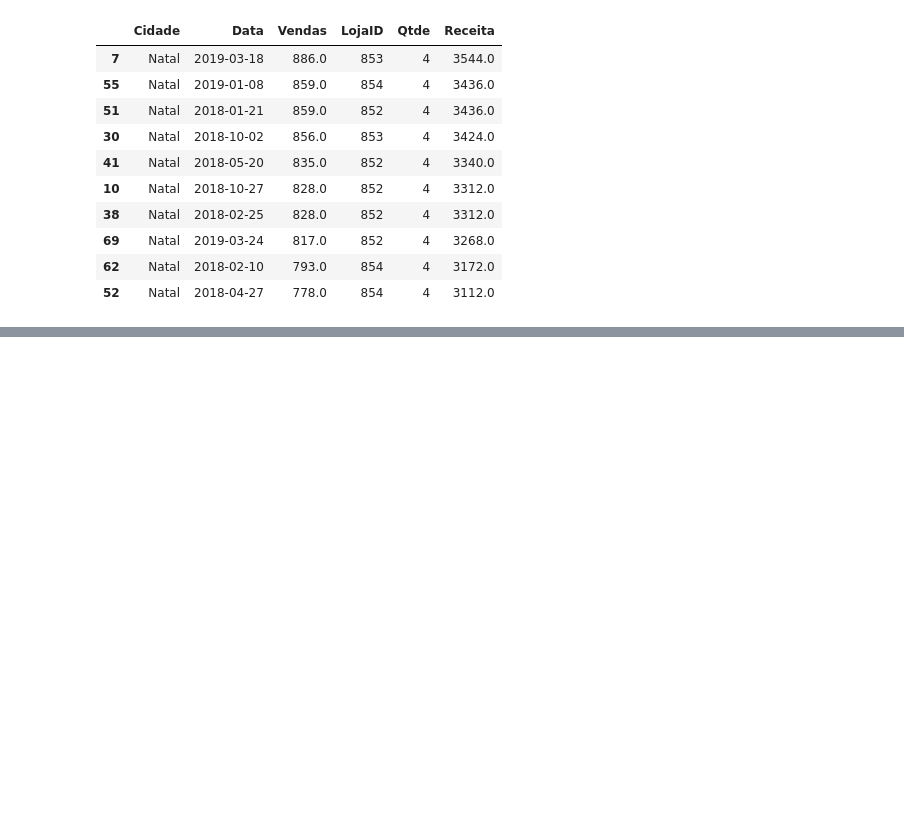
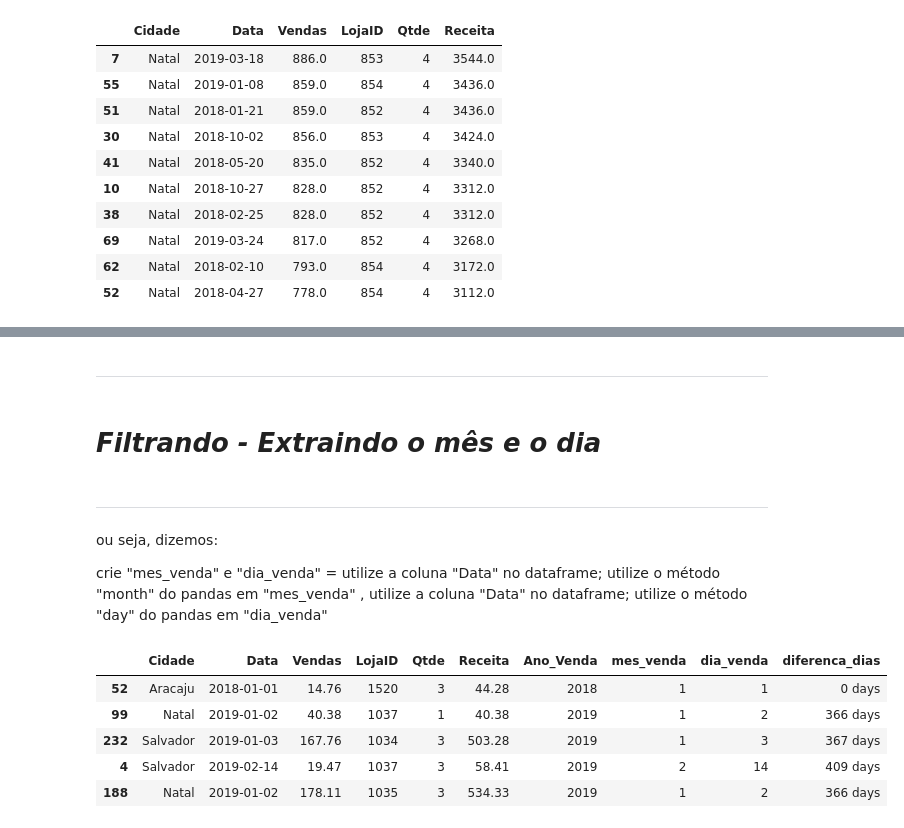
Before and after one commit to Felipe-Magalhaes-A-Carneiro/analise_de_dados-python_pandas, a Jupyter notebook: Notebooks/02-planilhas-excel.ipynb, the cells around one changed output, grey strips where cells are left out. Drawn from its saved outputs; the diff is of its cells as text; code cells hidden in the pictures; blank space fills up the shorter version.

```diff
--- a/Notebooks/02-planilhas-excel.ipynb
+++ b/Notebooks/02-planilhas-excel.ipynb
@@ -398,0 +422,6 @@ df.sort_values("Receita", ascending= False).head(10)
+# %% [markdown]
+--------------------------------------------------------------------------------------------------
+# %% [markdown]
+# ***Filtrando - Extraindo o mês e o dia***
+# %% [markdown]
+--------------------------------------------------------------------------------------------------
@@ -398,0 +430,13 @@ df.sort_values("Receita", ascending= False).head(10)
+# %% [markdown]
+ou seja, dizemos:
+
+crie "mes_venda" e "dia_venda" = utilize a coluna "Data" no dataframe; utilize o método "month" do pandas em "mes_venda" , utilize a coluna "Data" no dataframe; utilize o método "day" do pandas em "dia_venda"
+# %%
+df.sample(5)
+# %% [output]
+|  | Cidade | Data | Vendas | LojaID | Qtde | Receita | Ano_Venda | mes_venda | dia_venda | diferenca_dias |
+| 52 | Aracaju | 2018-01-01 | 14.76 | 1520 | 3 | 44.28 | 2018 | 1 | 1 | 0 days |
+| 99 | Natal | 2019-01-02 | 40.38 | 1037 | 1 | 40.38 | 2019 | 1 | 2 | 366 days |
+| 232 | Salvador | 2019-01-03 | 167.76 | 1034 | 3 | 503.28 | 2019 | 1 | 3 | 367 days |
+| 4 | Salvador | 2019-02-14 | 19.47 | 1037 | 3 | 58.41 | 2019 | 2 | 14 | 409 days |
+| 188 | Natal | 2019-01-02 | 178.11 | 1035 | 3 | 534.33 | 2019 | 1 | 2 | 366 days |
```
Also changed, not shown: parts of 24 cells of this notebook.
